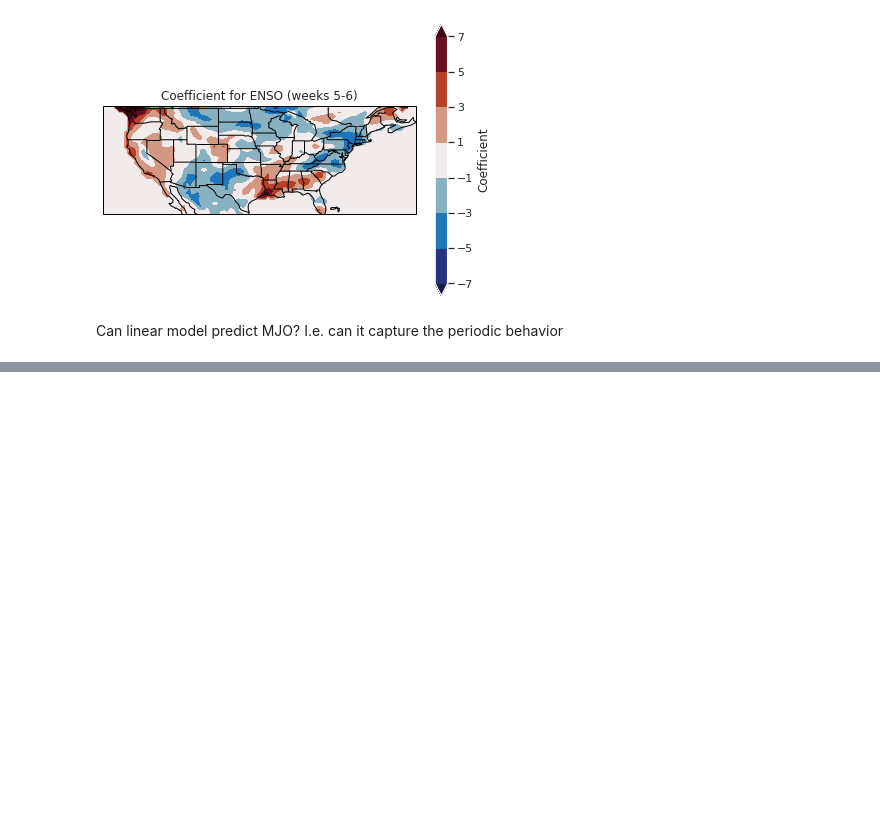
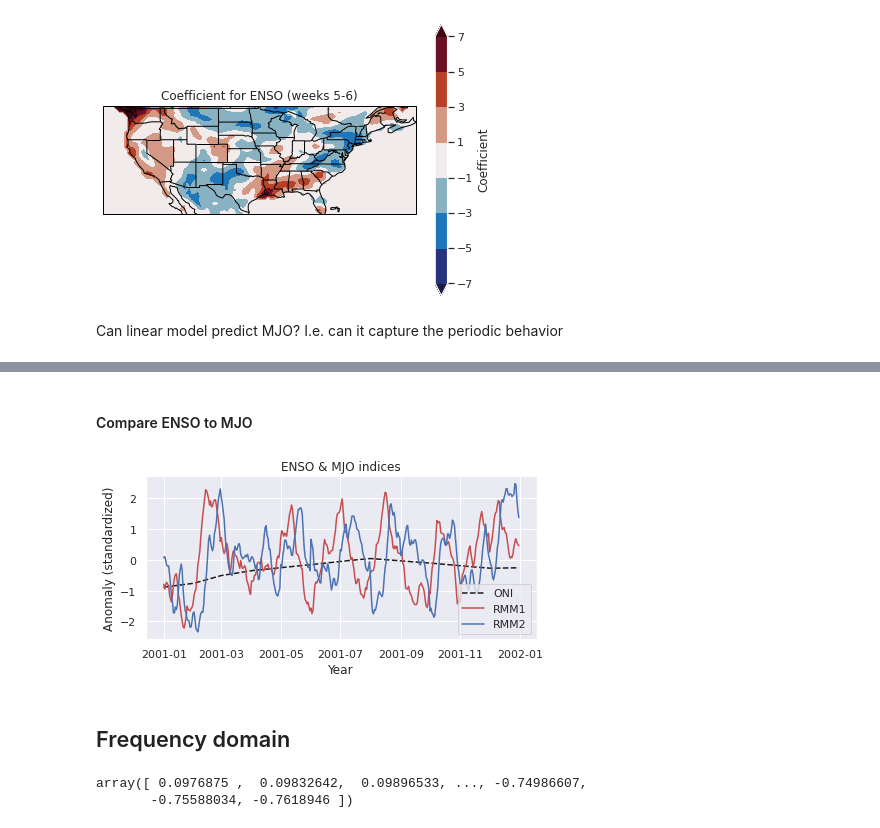
Before and after one commit to ktcarr/12.805, a Jupyter notebook: mjo-analysis_era-interim.ipynb, the cells around one changed output, grey strips where cells are left out. Drawn from its saved outputs; the diff is of its cells as text; code cells hidden in the pictures; blank space fills up the shorter version.

```diff
--- a/mjo-analysis_era-interim.ipynb
+++ b/mjo-analysis_era-interim.ipynb
@@ -741,0 +754,23 @@ Can linear model predict MJO? I.e. can it capture the periodic behavior
+# %% [markdown]
+#### Compare ENSO to MJO
+# %%
+t1 = '2001-01-01'
+t2 = '2001-12-31'
+fig,ax = plt.subplots(figsize=(7,3))
+ax.plot(oni_daily.time.sel(time=slice(t1,t2)), oni_daily.sel(time=slice(t1,t2)), label='ONI',color='k',ls='--')
+ax.plot(rmm1.time.sel(time=slice(t1,t2)), rmm1.sel(time=slice(t1,t2)), label='RMM1', color='r')
+ax.plot(rmm2.time.sel(time=slice(t1,t2)), rmm2.sel(time=slice(t1,t2)), label='RMM2', color='b')
+ax.set_xlabel('Year')
+ax.set_ylabel('Anomaly (standardized)')
+ax.set_title('ENSO & MJO indices')
+ax.legend()
+plt.show()
+# %% [output]
+[figure, added]
+# %% [markdown]
+## Frequency domain
+# %%
+oni_daily.values
+# %% [output]
+array([ 0.0976875 ,  0.09832642,  0.09896533, ..., -0.74986607,
+       -0.75588034, -0.7618946 ])
```
Also changed, not shown: parts of 21 cells of this notebook.
